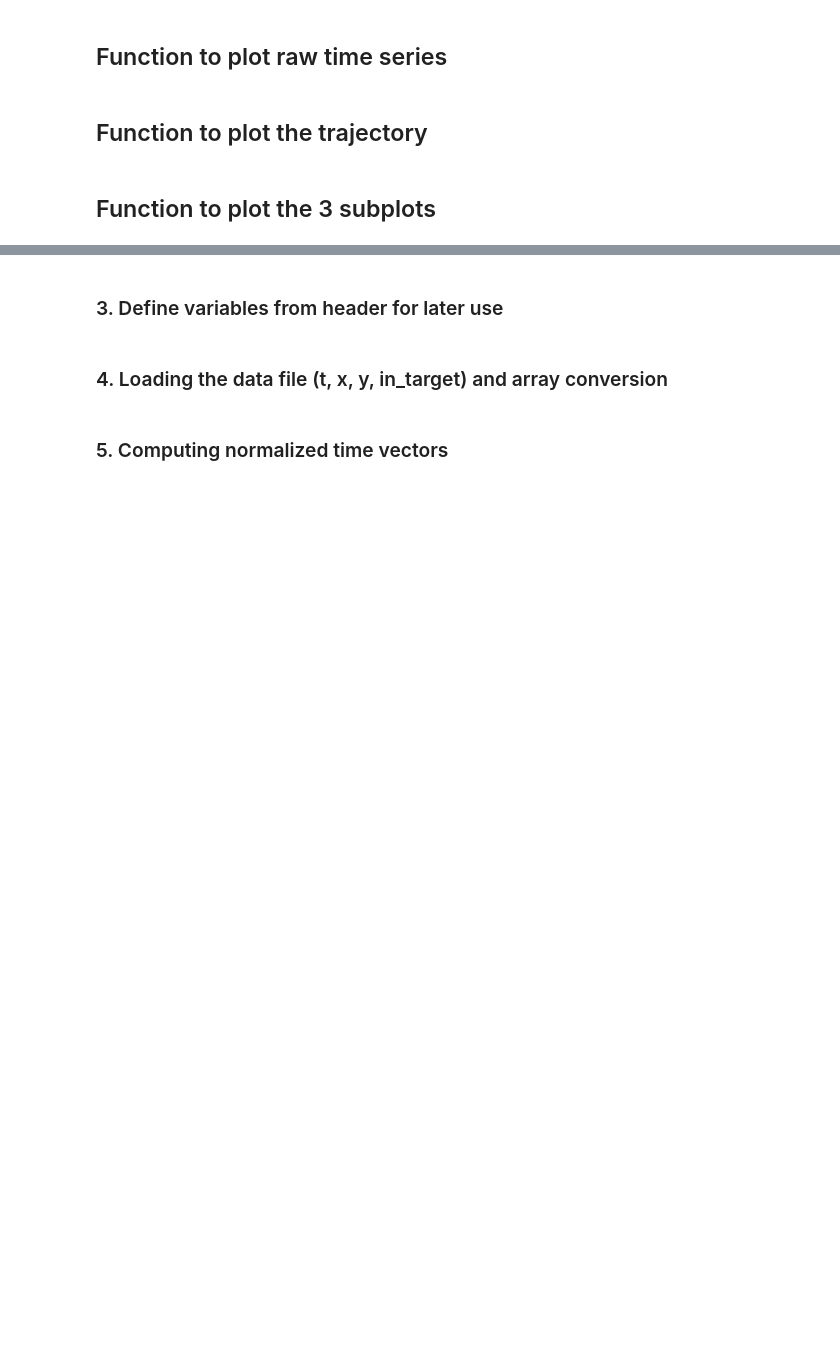
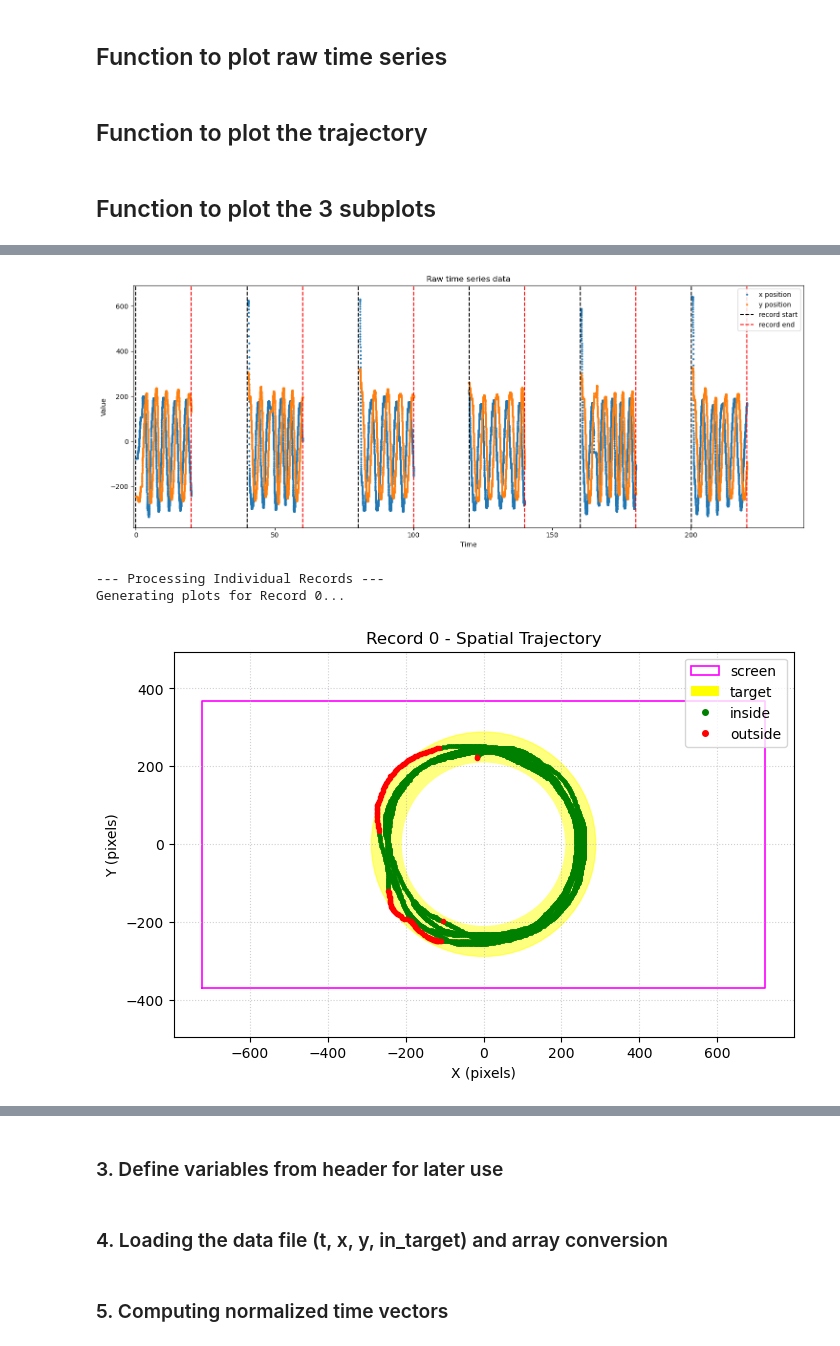
Before and after one commit to preclouxmatys/circular-task-analysis, a Jupyter notebook: notebooks/Figures_calcul_test.ipynb, the cells around one changed output, grey strips where cells are left out. Cells and saved outputs as stored; diff of their text form; code cells hidden in the pictures; blank space fills up the shorter version.

Commit message:
Create the function main()
Create the BIG function that uses all the function above

```diff
--- a/notebooks/Figures_calcul_test.ipynb
+++ b/notebooks/Figures_calcul_test.ipynb
@@ -437,0 +440,76 @@ def plot_record_temporal(record_idx: int, data: Dict[str, np.ndarray]) -> None:
+# %%
+def main() -> None:
+    """Main function to run the analysis workflow."""
+    try:
+        header = parse_header(data_path)
+        markers = parse_markers(marker_path)
+        timestamps, mouse_x, mouse_y, in_target = load_data(data_path)
+    except (FileNotFoundError, ValueError, RuntimeError) as e:
+        print(f"An error occurred during data loading: {e}")
+        return
+
+    if timestamps.size == 0:
+        print("No data was loaded. Exiting.")
+        return
+
+    print("--- Header Information ---")
+    keys_to_print = [
+        "screenWidth","screenHeight","cornerX","cornerY","centerX","centerY",
+            "externalRadius","internalRadius","borderRadius","cursorRadius",
+            "indexOfDifficulty","taskRadius","taskTolerance","autoStart",
+            "cycleMaxNumber","cycleDuration","software","version","task","isWithLSL",
+            "borderColor","backgroundColor","cursorColorRecord","cursorColorWait",
+    ]
+    for key in keys_to_print:
+        if key in header:
+            print(f"{key}: {header.get(key)}")
+    print("-" * 28)
+
+    t0 = timestamps[0]
+    time_sec = (timestamps - t0) / 1000.0
+    record_starts_sec = [(ts - t0) / 1000.0 for ts in markers["start_ts"]]
+    record_ends_sec = [(ts - t0) / 1000.0 for ts in markers["end_ts"]]
+
+    print("\n--- Record Durations ---")
+    for i, (start, end) in enumerate(zip(record_starts_sec, record_ends_sec)):
+        duration = end - start
+        print(
+            f"Record {i}: Start={start:.3f}s, End={end:.3f}s, Duration={duration:.3f}s"
+        )
+    print("-" * 30)
+
+    plot_overall_timeseries(
+        time_sec,
+        mouse_x,
+        mouse_y,
+        record_starts_sec,
+        record_ends_sec,
+    )
+
+    print("\n--- Processing Individual Records ---")
+    center_x = header.get("centerX", 0)
+    center_y = header.get("centerY", 0)
+
+    for i, (start_sec, end_sec) in enumerate(zip(record_starts_sec, record_ends_sec)):
+        mask = (time_sec >= start_sec) & (time_sec <= end_sec)
+        if not np.any(mask):
+            print(f"Warning: No data found for Record {i}.")
+            continue
+
+        record_data = {
+            "time": time_sec[mask],
+            "x": mouse_x[mask] - center_x,
+            "y": -(mouse_y[mask] - center_y),
+            "in_target": in_target[mask],
+        }
+
+        print(f"Generating plots for Record {i}...")
+        plot_record_trajectory(i, record_data, header)
+        plot_record_temporal(i, record_data)
+
+    print("\nAnalysis complete. Plots are displayed inline above.")
+
+
+if __name__ == "__main__":
+    main()
+# %% [output]
@@ -437,0 +533,4 @@ def plot_record_temporal(record_idx: int, data: Dict[str, np.ndarray]) -> None:
+[figure, added]
+--- Processing Individual Records ---
+Generating plots for Record 0...
+[figure, added]
```
Also changed, not shown: parts of 2 cells of this notebook.
